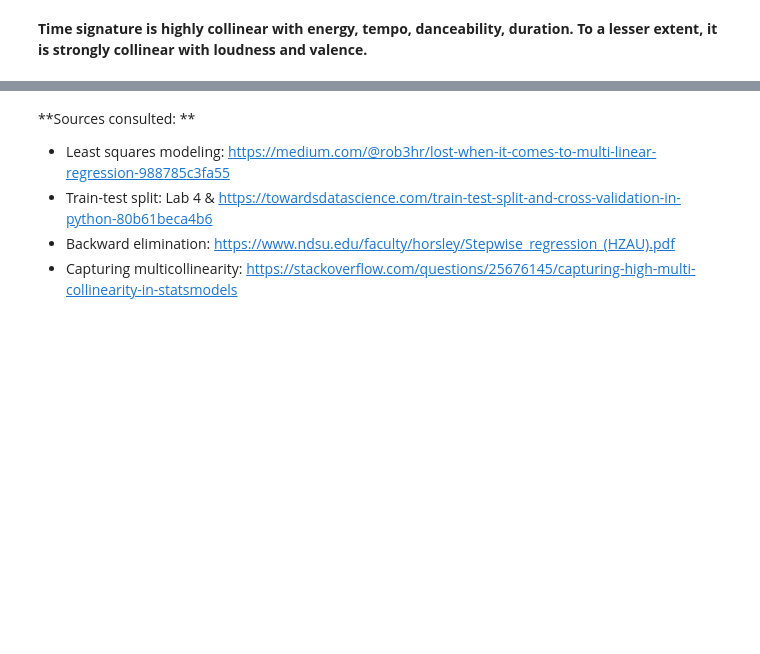
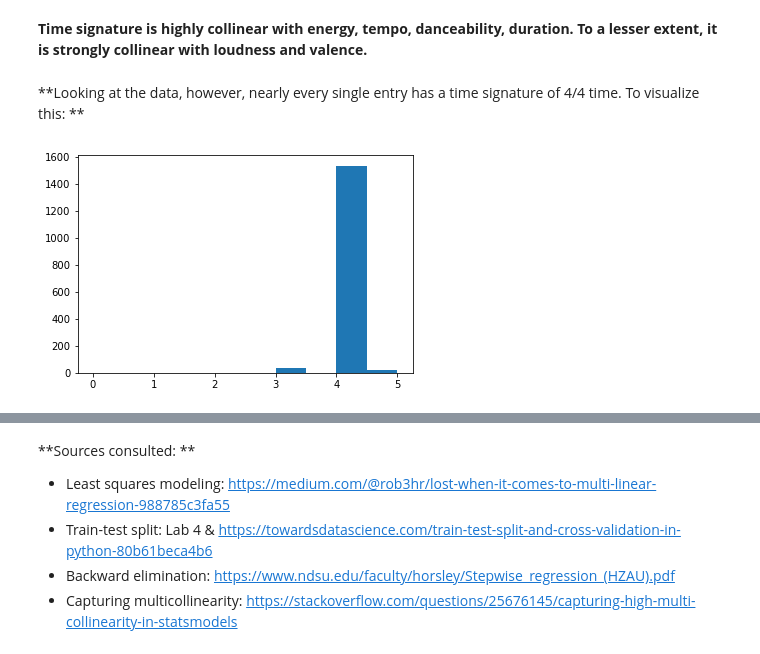
Before and after one commit to susiechoi/predicting_popular_music, a Jupyter notebook: Multilinear_Regression.ipynb, the cells around one changed output, grey strips where cells are left out. Drawn from its saved outputs; the diff is of its cells as text; code cells hidden in the pictures; blank space fills up the shorter version.

```diff
--- a/Multilinear_Regression.ipynb
+++ b/Multilinear_Regression.ipynb
@@ -611,3 +611,11 @@ for i in range(3, 15):
 14  has r^2 value  0.854654546098
 # %% [markdown]
 **Time signature is highly collinear with energy, tempo, danceability, duration. To a lesser extent, it is strongly collinear with loudness and valence.**
+# %% [markdown]
+**Looking at the data, however, nearly every single entry has a time signature of 4/4 time. To visualize this: **
+# %%
+timesignature = pd.DataFrame(data=d1, columns=[9])
+plt.hist(timesignature)
+plt.show()
+# %% [output]
+[figure, added]
```
Also changed, not shown: parts of 3 cells of this notebook.
